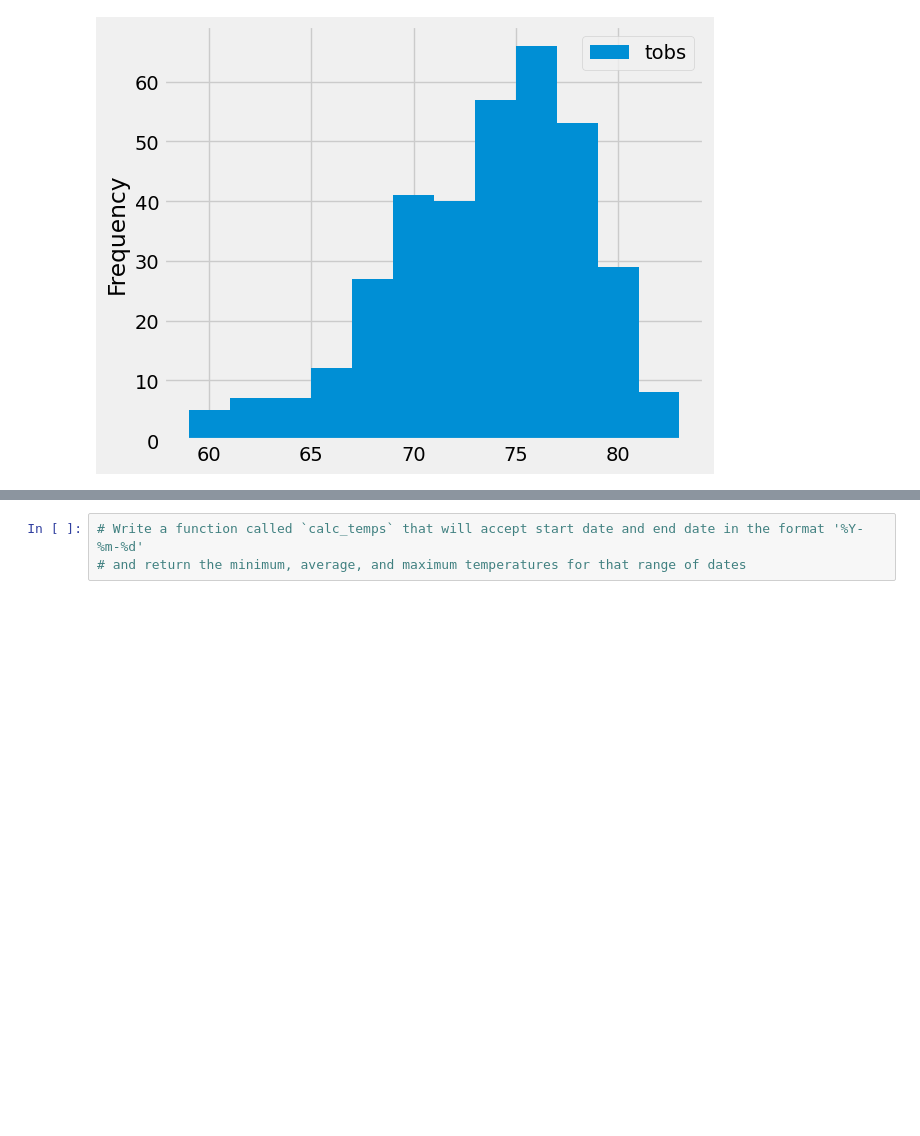
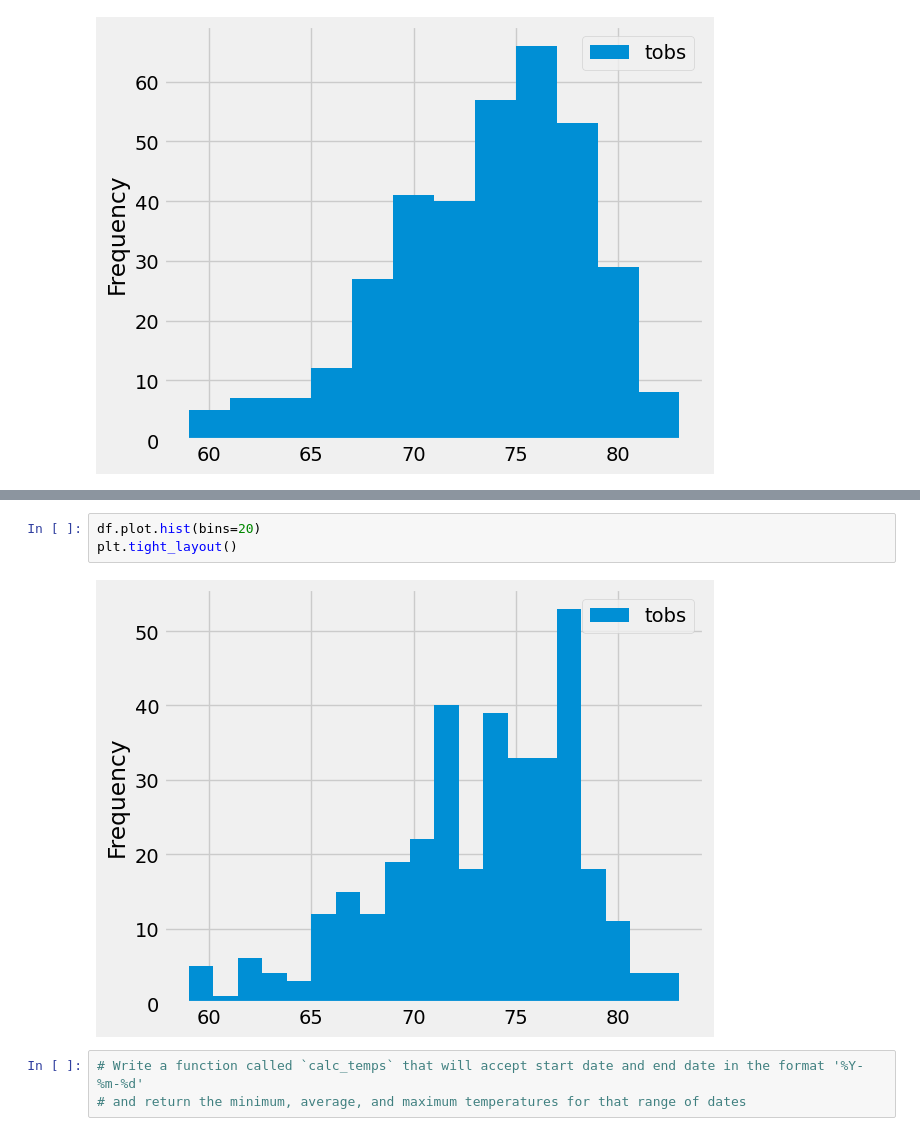
Before and after one commit to imrtech/surfs_up, a Jupyter notebook: climate_analysis.ipynb, the cells around one changed output, grey strips where cells are left out. Drawn from its saved outputs; the diff is of its cells as text; blank space fills up the shorter version.

```diff
--- a/climate_analysis.ipynb
+++ b/climate_analysis.ipynb
@@ -177,3 +182,8 @@ plt.tight_layout()
+# %%
+df.plot.hist(bins=20)
+plt.tight_layout()
+# %% [output]
+[figure, added]
 # %%
 # Write a function called `calc_temps` that will accept start date and end date in the format '%Y-%m-%d'
 # and return the minimum, average, and maximum temperatures for that range of dates
```
Also changed, not shown: parts of 1 cell of this notebook, 1 other file.
